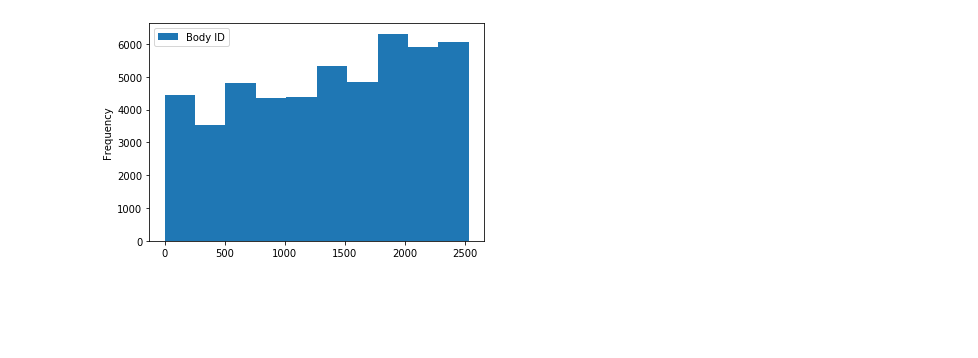
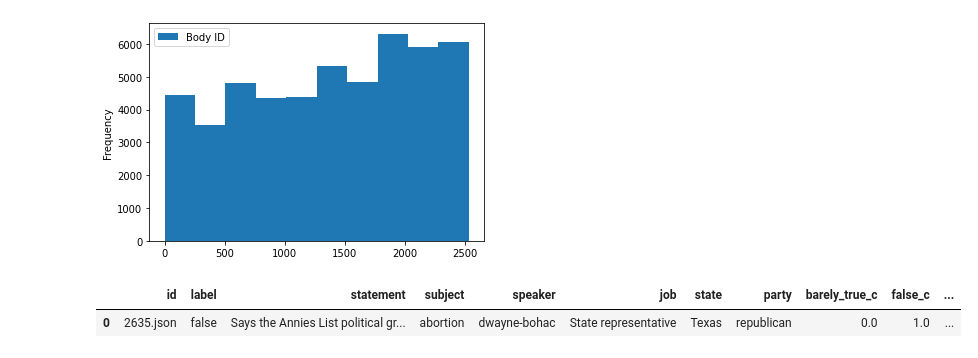
Before and after one commit to Enquisidor/chkr, a Jupyter notebook: wrangling.ipynb, the cells around one changed output. Saved outputs shown, nothing was run; the diff lists cells and outputs as text; code cells hidden in the pictures; blank space fills up the shorter version.

```diff
--- a/wrangling.ipynb
+++ b/wrangling.ipynb
@@ -216,4 +218,10 @@ fnc_train_dfs[1].plot(x='Stance', kind='hist')
 # %% [output]
 <matplotlib.axes._subplots.AxesSubplot at 0x...>
 [figure]
+# %%
+liar_train_df[:1]
+#truth data is float in multiple columns - not sure how to combine
+# %% [output]
+|  | id | label | statement | subject | speaker | job | state | party | barely_true_c | false_c | ... |
+| 0 | 2635.json | false | Says the Annies List political gr... | abortion | dwayne-bohac | State representative | Texas | republican | 0.0 | 1.0 | ... |
 # %%
```
Also changed, not shown: parts of 7 cells of this notebook.
